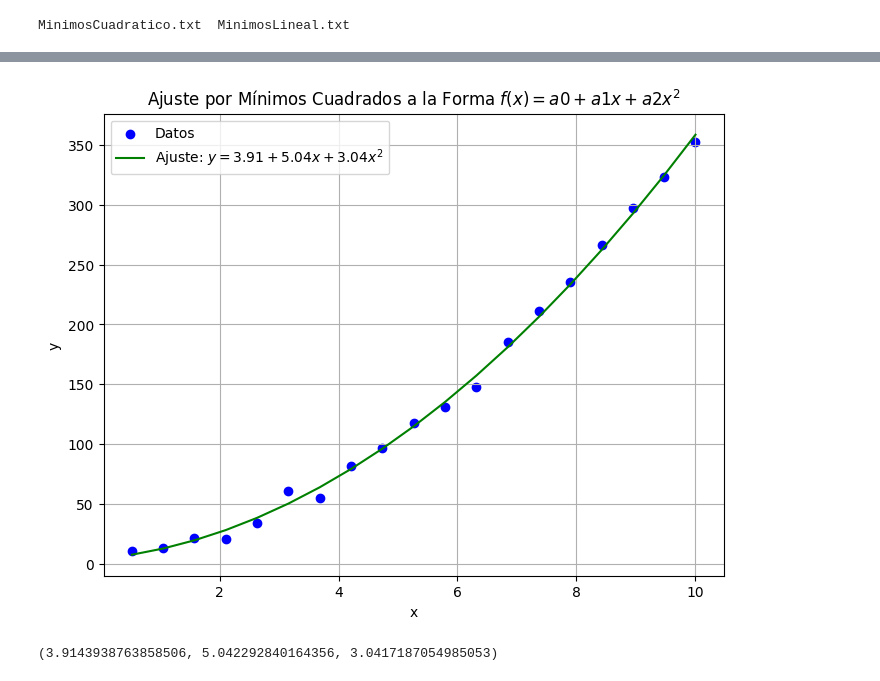
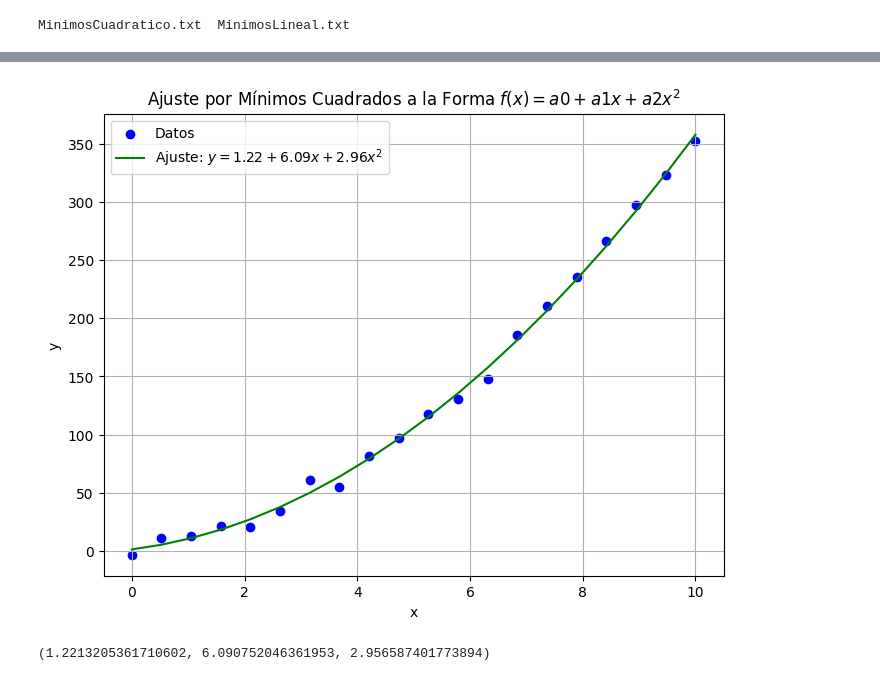
Before and after one commit to Jacofeldman/Metodos1_JacoboFeldman, a Jupyter notebook: Tarea5/Minimo3.ipynb, the cells around one changed output, grey strips where cells are left out. Cells and saved outputs as stored; diff of their text form; code cells hidden in the pictures.

Commit message:
Se creó con Colab

```diff
--- a/Tarea5/Minimo3.ipynb
+++ b/Tarea5/Minimo3.ipynb
@@ -60,0 +18,11 @@ data
+# %%
+ruta_cuadratico = "/content/drive/MyDrive/Colab Notebooks/datos/MinimosCuadratico.txt"
+# leer archivo 'MinimosCuadratico.txt' y guardarlo en otro array
+data_quadratic = np.loadtxt(ruta_cuadratico)
+# Verificación opcional: mostrar los primeros datos
+print("Datos de MinimosCuadratico.txt:", data_quadratic)
+x_data_quad, y_data_quad = data_quadratic[:, 0], data_quadratic[:, 1]
+plt.figure(figsize=(8, 6))
+plt.scatter(x_data_quad, y_data_quad, color='blue', label='Datos')
+plt.xlabel('x')
+plt.ylabel('y')
@@ -61,28 +52,27 @@ data
 # %%
-# Para este ajuste usaremos una función cuadrática de la forma f(x) = a0 + a1*x + a2*x^2
 from scipy.linalg import lstsq
-x_data = data['x']
-y_data = data['y']
-# Matriz de diseño para el ajuste a la forma f(x) = a0 + a1 * x + a2 * x^2
-A_quad = np.vstack([np.ones(len(x_data)), x_data, x_data**2]).T
-coeffs_quad, _, _, _ = lstsq(A_quad, y_data)  # a0, a1, y a2 son los parámetros encontrados
+# Matriz de diseño para el ajuste cuadrático f(x) = a0 + a1*x + a2*x^2
+A_quad = np.vstack([np.ones(len(x_data_quad)), x_data_quad, x_data_quad**2]).T
+
+# Ajuste por mínimos cuadrados
+coeffs_quad, _, _, _ = lstsq(A_quad, y_data_quad)  # Encuentra a0, a1 y a2
 a0_quad, a1_quad, a2_quad = coeffs_quad
 
 # Calcular la curva de ajuste
-y_fit_quad = a0_quad + a1_quad * x_data + a2_quad * x_data**2
+y_fit_quad = a0_quad + a1_quad * x_data_quad + a2_quad * x_data_quad**2
 
 # Graficar datos y ajuste cuadrático
 plt.figure(figsize=(8, 6))
-plt.scatter(x_data, y_data, color='blue', label='Datos')
-plt.plot(x_data, y_fit_quad, color='green', label=f'Ajuste: $y = {a0_quad:.2f} + {a1_quad:.2f}x + {a2_quad:.2f}x^2$')
+plt.scatter(x_data_quad, y_data_quad, color='blue', label='Datos')
+plt.plot(x_data_quad, y_fit_quad, color='green', label=f'Ajuste: $y = {a0_quad:.2f} + {a1_quad:.2f}x + {a2_quad:.2f}x^2$')
 plt.xlabel('x')
 plt.ylabel('y')
 plt.title("Ajuste por Mínimos Cuadrados a la Forma $f(x) = a0 + a1x + a2x^2$")
 plt.legend()
 plt.grid(True)
 plt.show()
 
 a0_quad, a1_quad, a2_quad
 # %% [output]
-[figure, old version]
+[figure, new version]
-(3.9143938763858506, 5.042292840164356, 3.0417187054985053)
+(1.2213205361710602, 6.090752046361953, 2.956587401773894)
```
Also changed, not shown: parts of 4 cells of this notebook.
